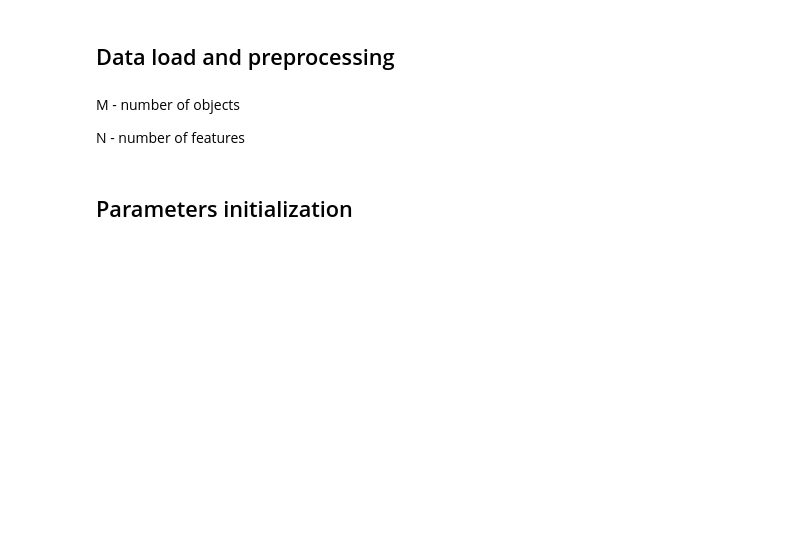
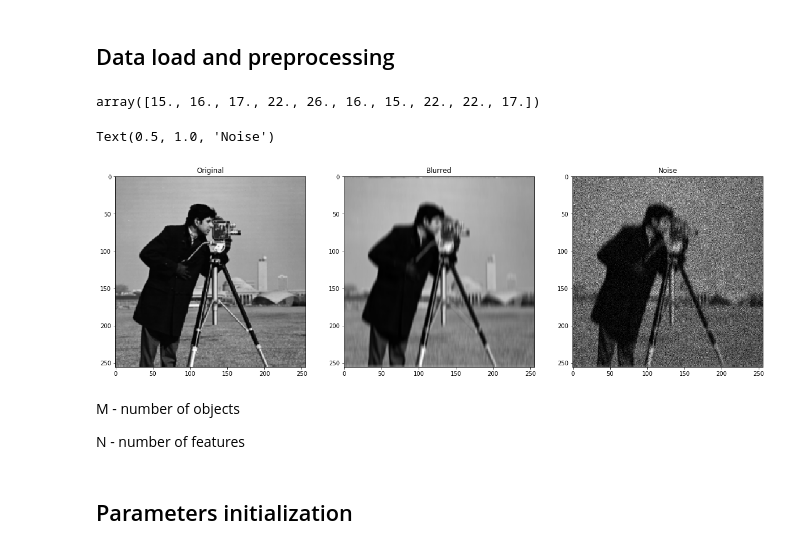
Before and after one commit to kamil-safin/scfw_experiments, a Jupyter notebook: run_poisson_pics.ipynb, the cells around one changed output. Cells and saved outputs as stored; diff of their text form; code cells hidden in the pictures; blank space fills up the shorter version.

Commit message:
upd poisson for pictures

```diff
--- a/run_poisson_pics.ipynb
+++ b/run_poisson_pics.ipynb
@@ -53,7 +55,7 @@ def matlab_gauss2d(shape, sigma):
 # %%
 im = data.camera()
 im = resize(im, (im.shape[0] / 2, im.shape[1] / 2))
-im = img_as_uint(im)
+im = img_as_uint(im).astype(float)
 # im_star, y = blur_image(im, 1)
 
 peak = 30
@@ -62,9 +64,14 @@ b = 0 # background intensity
 # scaling of the underlying image so as to simulate the
 # level of the poisson noise. The smaller the values of the original
 # intensities the higher the noise level.
-fs = im / np.max(im) * peak + b
+fs = im.flatten(order='F').reshape(-1, 1) / np.max(im) * peak + b
 
 h = matlab_gauss2d((9, 9), 4)
 yb = scipy.ndimage.convolve(fs, h, mode='wrap') # wrap -- circular convolution
-Y_rhs = np.random.poisson(yb)
+# yb = scipy.signal.convolve2d(fs, h, mode='same', boundary='wrap')
+rs = np.random.RandomState(1)
+Y_rhs = rs.poisson(yb)
+
+M, N = im.shape
+Y_rhs = Y_rhs.reshape(M, N, order='F').astype(float)
 # %%
@@ -72,17 +79,24 @@ skimage.io.imsave('data/camera512.png', im)
+# %%
+Y_rhs[0, :10]
+# %% [output]
+array([15., 16., 17., 22., 26., 16., 15., 22., 22., 17.])
 # %%
-# plt.figure(figsize=(20, 7))
+plt.figure(figsize=(20, 7))
 
-# plt.subplot(131)
-# imshow(im, 'gray')
-# plt.title('Original')
+plt.subplot(131)
+imshow(im, 'gray')
+plt.title('Original')
 
-# plt.subplot(132)
-# imshow(yb, 'gray')
-# plt.title('Blurred')
+plt.subplot(132)
+imshow(yb.reshape(M, N, order='F'), 'gray')
+plt.title('Blurred')
 
-# plt.subplot(133)
-# imshow(y, 'gray')
-# plt.title('Noise')
+plt.subplot(133)
+imshow(Y_rhs, 'gray')
+plt.title('Noise')
+# %% [output]
+Text(0.5, 1.0, 'Noise')
+[figure, added]
 # %% [markdown]
 M - number of objects
 
```
Also changed, not shown: parts of 8 cells of this notebook.
